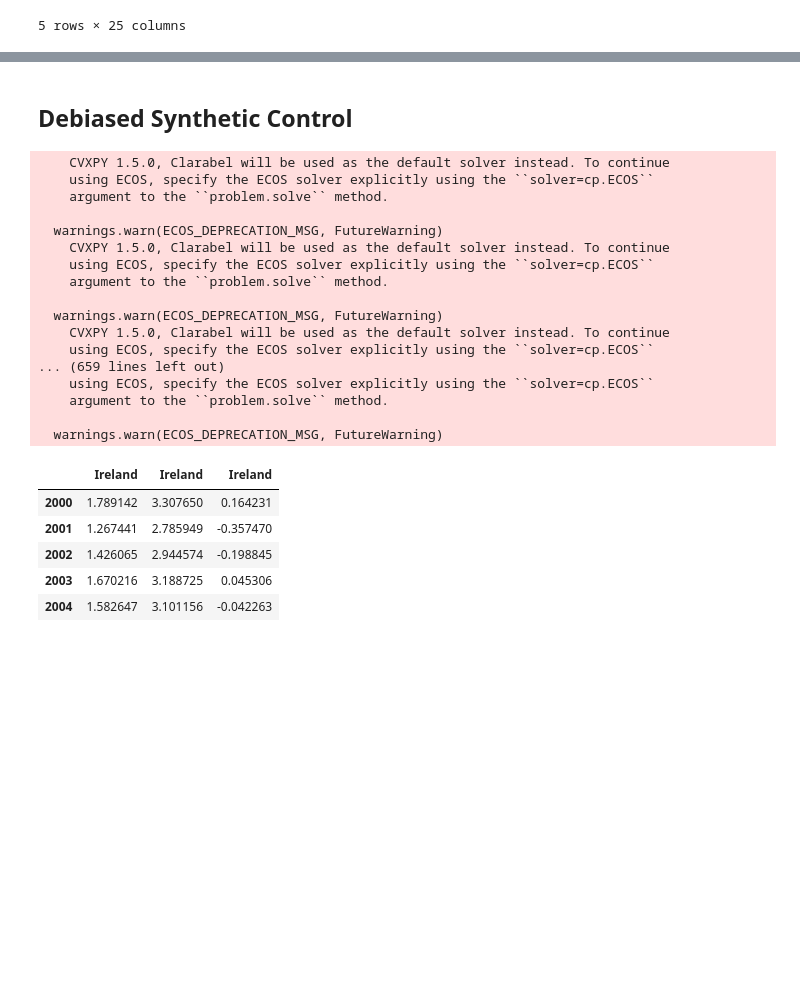
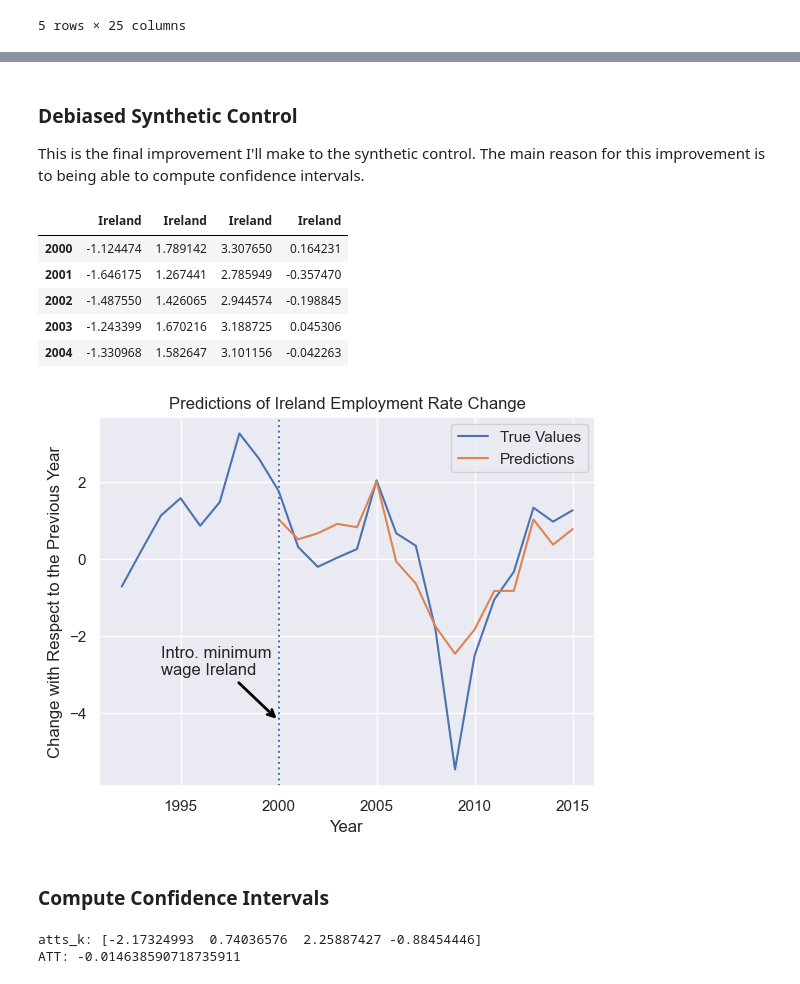
Before and after one commit to S3tuit/jup_lab, a Jupyter notebook: min_wage.ipynb, the cells around one changed output, grey strips where cells are left out. Saved outputs shown, nothing was run; the diff lists cells and outputs as text; code cells hidden in the pictures; blank space fills up the shorter version.

```diff
--- a/min_wage.ipynb
+++ b/min_wage.ipynb
@@ -153,13 +170,3 @@ weights_lr.round(3)
 # %% [output]
 array([-0.934, -0.188,  0.224,  2.436, -2.45 , -1.967,  1.993, -1.111,
        -0.043])
-# %%
-y0_hat = y_co.dot(weights_lr)
-df_plot = pd.DataFrame({'year':y_co.index, 'true':y_tr, 'yhat':y0_hat})
-
-fig, ax = plt.subplots()
-
-for c in ['true','yhat']:
-    sns.lineplot(data=df_plot, x='year', y=c, label=c, ax=ax)
-
-plt.axvline(x=2000, linestyle=':');
@@ -216,10 +255,0 @@ array([0.  , 0.  , 0.  , 0.  , 0.  , 0.  , 0.48, 0.52, 0.  ])
-# %%
-y0_hat = y_co.dot(model.w_)
-df_plot = pd.DataFrame({'year':y_co.index, 'true':y_tr, 'yhat':y0_hat})
-
-fig, ax = plt.subplots()
-
-for c in ['true','yhat']:
-    sns.lineplot(data=df_plot, x='year', y=c, label=c, ax=ax)
-
-plt.axvline(x=2000, linestyle=':');
@@ -482,5 +505,7 @@ plt.axvline(x=2000, linestyle=':');
-# %% [markdown]
-## Debiased Synthetic Control
+# %% [markdown]
+### Debiased Synthetic Control
+
+This is the final improvement I'll make to the synthetic control. The main reason for this improvement is to being able to compute confidence intervals.
 # %%
 def get_predictions(y_pre_co, x_pre_co, y_pre_tr):
 
@@ -526,34 +554,37 @@ def debiased_sc_atts(y_pre_co, y_pre_tr,
 # %%
 deb_atts = debiased_sc_atts(y_pre_co,
                             y_pre_tr,
                             x_pre_co,
                             x_post_co,
                             y_post_co,
                             y_post_tr,
-                            K=3)
+                            K=4)
 
+#different predictions for each fold
 deb_atts.head()
 # %% [output]
-    CVXPY 1.5.0, Clarabel will be used as the default solver instead. To continue
-    using ECOS, specify the ECOS solver explicitly using the ``solver=cp.ECOS``
-    argument to the ``problem.solve`` method.
-
-  warnings.warn(ECOS_DEPRECATION_MSG, FutureWarning)
-    CVXPY 1.5.0, Clarabel will be used as the default solver instead. To continue
-    using ECOS, specify the ECOS solver explicitly using the ``solver=cp.ECOS``
-    argument to the ``problem.solve`` method.
-
-  warnings.warn(ECOS_DEPRECATION_MSG, FutureWarning)
-    CVXPY 1.5.0, Clarabel will be used as the default solver instead. To continue
-    using ECOS, specify the ECOS solver explicitly using the ``solver=cp.ECOS``
-... (659 lines left out)
-    using ECOS, specify the ECOS solver explicitly using the ``solver=cp.ECOS``
-    argument to the ``problem.solve`` method.
-
-  warnings.warn(ECOS_DEPRECATION_MSG, FutureWarning)
-|  | Ireland | Ireland | Ireland |
-| 2000 | 1.789142 | 3.307650 | 0.164231 |
-| 2001 | 1.267441 | 2.785949 | -0.357470 |
-| 2002 | 1.426065 | 2.944574 | -0.198845 |
-| 2003 | 1.670216 | 3.188725 | 0.045306 |
-| 2004 | 1.582647 | 3.101156 | -0.042263 |
+|  | Ireland | Ireland | Ireland | Ireland |
+| 2000 | -1.124474 | 1.789142 | 3.307650 | 0.164231 |
+| 2001 | -1.646175 | 1.267441 | 2.785949 | -0.357470 |
+| 2002 | -1.487550 | 1.426065 | 2.944574 | -0.198845 |
+| 2003 | -1.243399 | 1.670216 | 3.188725 | 0.045306 |
+| 2004 | -1.330968 | 1.582647 | 3.101156 | -0.042263 |
+# %%
+df_plot = pd.merge(deb_atts.mean(axis=1).rename('Predictions'),
+            y_tr.rename('True Values'),
+            left_index=True, right_index=True, how='outer')
+
+viz_predictions(df_plot, df_plot.index)
+# %% [output]
+[figure, added]
+# %% [markdown]
+### Compute Confidence Intervals
+# %%
+atts_k = deb_atts.mean(axis=0).values
+att = np.mean(atts_k)
+
+print("atts_k:", atts_k)
+print("ATT:", att)
+# %% [output]
+atts_k: [-2.17324993  0.74036576  2.25887427 -0.88454446]
+ATT: -0.014638590718735911
```
Also changed, not shown: parts of 41 cells of this notebook.
